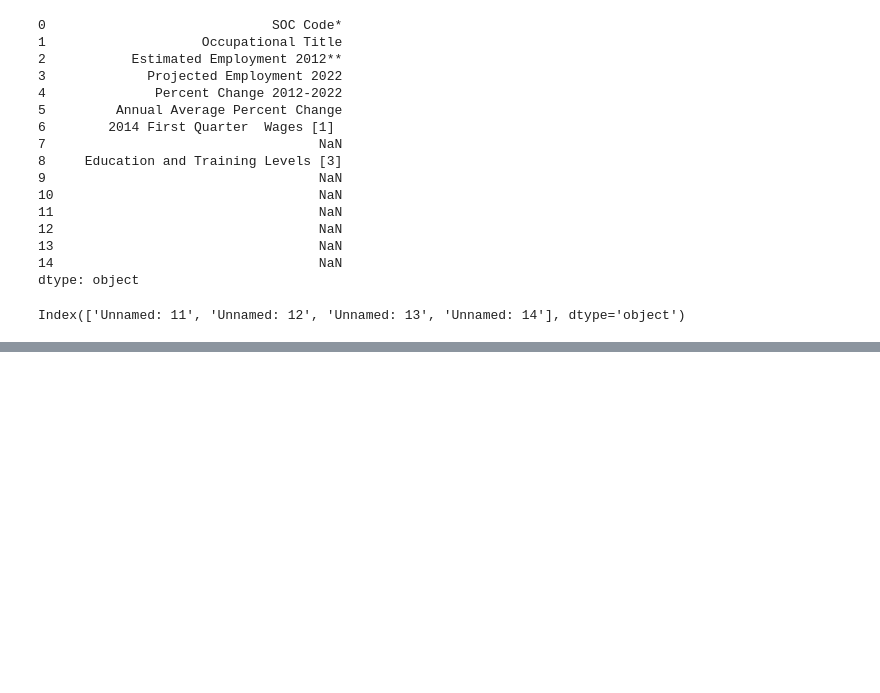
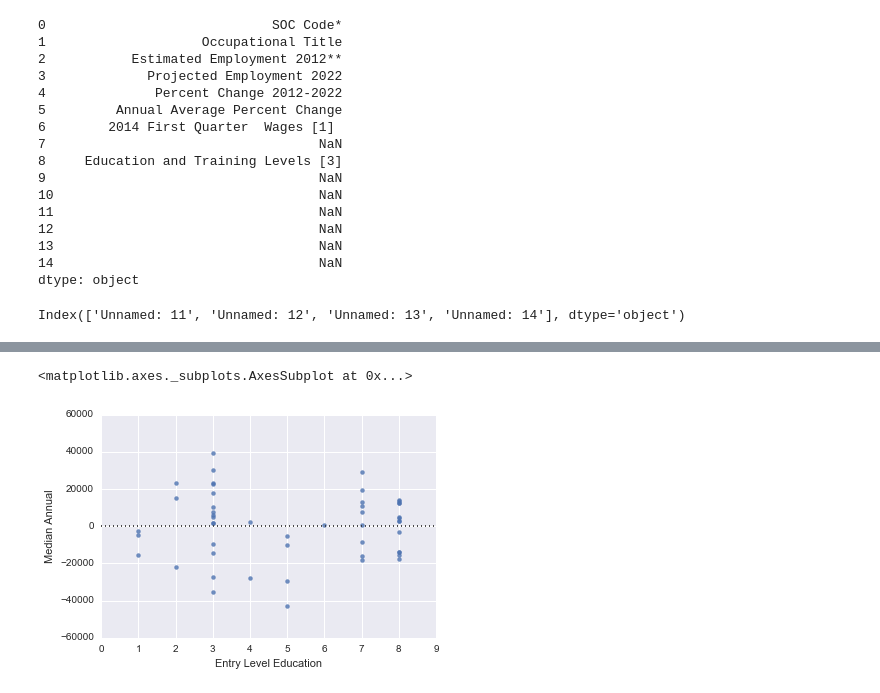
Before and after one commit to szeitlin/labor-force, a Jupyter notebook: 05252016_laborforce_initial-eda.ipynb, the cells around one changed output, grey strips where cells are left out. Cells and saved outputs as stored; diff of their text form; code cells hidden in the pictures; blank space fills up the shorter version.

```diff
--- a/05252016_laborforce_initial-eda.ipynb
+++ b/05252016_laborforce_initial-eda.ipynb
@@ -85,0 +196,5 @@ fast_occ.head()
+# %%
+sns.residplot(x='Entry Level Education', y='Median Annual', data=fast_occ)
+# %% [output]
+<matplotlib.axes._subplots.AxesSubplot at 0x...>
+[figure, added]
```
Also changed, not shown: parts of 34 cells of this notebook, 1 other file.
